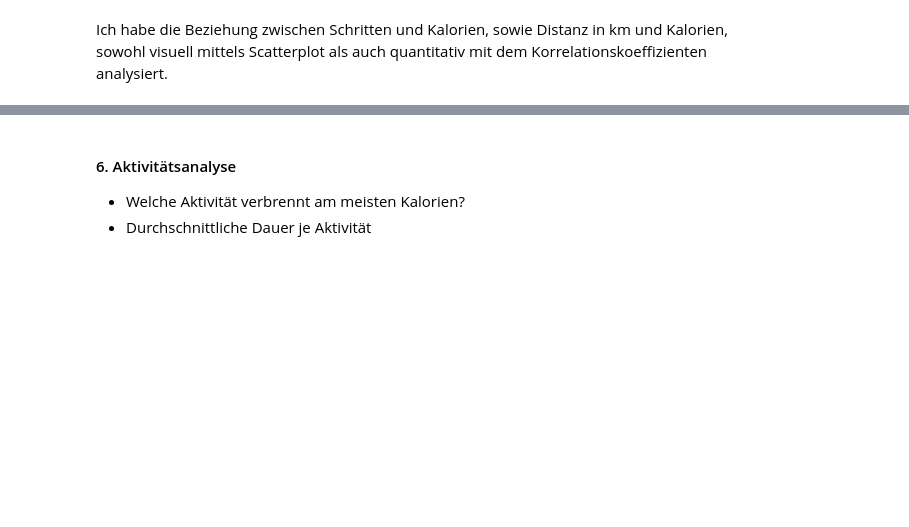
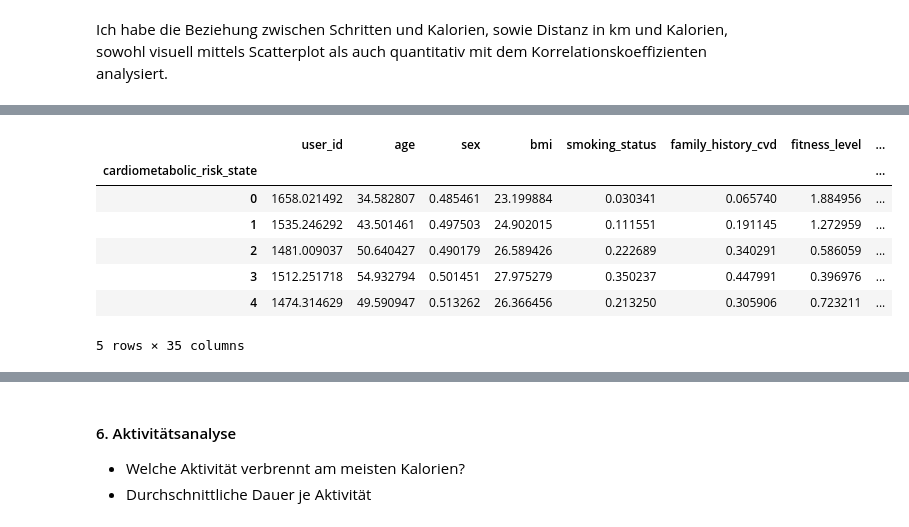
Before and after one commit to EllieZartmann/DataAnalytics, a Jupyter notebook: 04_tableau/training.ipynb, the cells around one changed output, grey strips where cells are left out. Cells and saved outputs as stored; diff of their text form; code cells hidden in the pictures; blank space fills up the shorter version.

```diff
--- a/04_tableau/training.ipynb
+++ b/04_tableau/training.ipynb
@@ -446,0 +493,13 @@ Ich habe die Beziehung zwischen Schritten und Kalorien, sowie Distanz in km und
+# %%
+# Durchschnittswerte vergleichen (steps, bmi, resting_hr. sleep_hours, calories_burned)
+comparison = df.groupby("cardiometabolic_risk_state").mean(numeric_only=True)
+comparison
+# %% [output]
+|  | user_id | age | sex | bmi | smoking_status | family_history_cvd | fitness_level | ... |
+| cardiometabolic_risk_state |  |  |  |  |  |  |  | ... |
+| 0 | 1658.021492 | 34.582807 | 0.485461 | 23.199884 | 0.030341 | 0.065740 | 1.884956 | ... |
+| 1 | 1535.246292 | 43.501461 | 0.497503 | 24.902015 | 0.111551 | 0.191145 | 1.272959 | ... |
+| 2 | 1481.009037 | 50.640427 | 0.490179 | 26.589426 | 0.222689 | 0.340291 | 0.586059 | ... |
+| 3 | 1512.251718 | 54.932794 | 0.501451 | 27.975279 | 0.350237 | 0.447991 | 0.396976 | ... |
+| 4 | 1474.314629 | 49.590947 | 0.513262 | 26.366456 | 0.213250 | 0.305906 | 0.723211 | ... |
+5 rows × 35 columns
```
Also changed, not shown: parts of 12 cells of this notebook.
